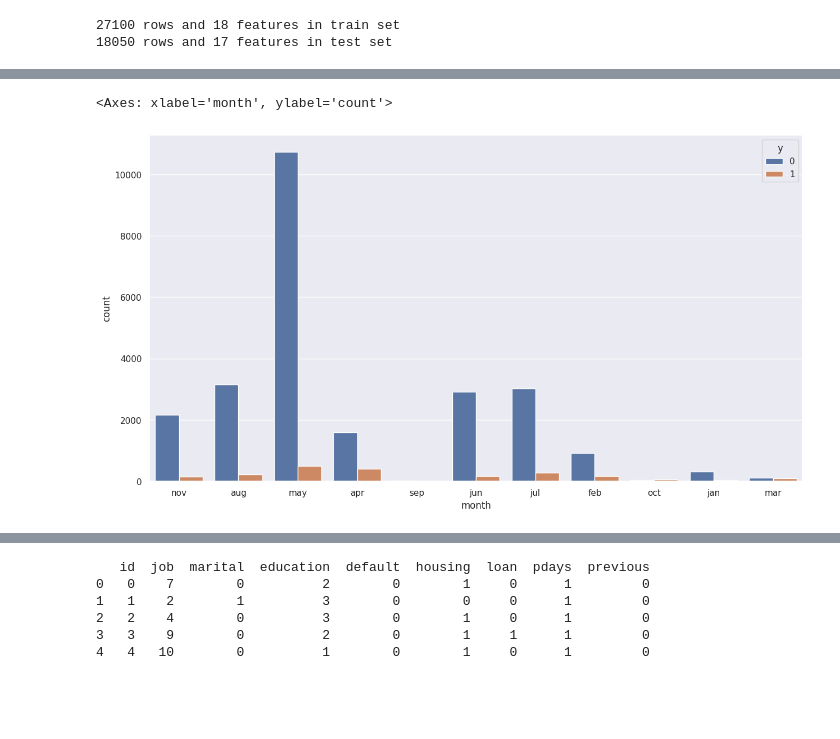
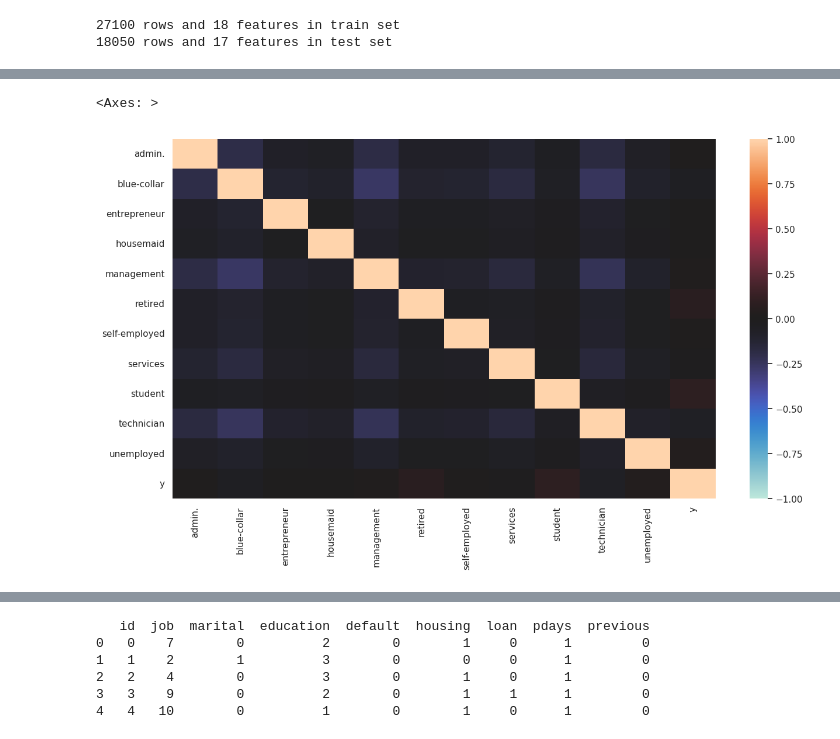
Before and after one commit to Memories-of-Sun-and-Moon/SIGNATE4B_040_Bank_Customer_Tartgeting, a Jupyter notebook: solve.ipynb, the cells around one changed output, grey strips where cells are left out. Drawn from its saved outputs; the diff is of its cells as text; code cells hidden in the pictures; blank space fills up the shorter version.

Commit message:
visualization

```diff
--- a/solve.ipynb
+++ b/solve.ipynb
@@ -57,8 +14,12 @@ dtype: int64
-# %%
-target_col = "y"
-
-sns.set(rc={"figure.figsize": (15, 8)})
-sns.countplot(x="month", hue=target_col, data=df_train)
-# %% [output]
-<Axes: xlabel='month', ylabel='count'>
-[figure, removed]
+# %%
+# job と yes/no の相関
+
+df_job_y = df_train[['job', 'y']].copy(deep=True)
+
+df_job_y_EDA = pd.get_dummies(df_job_y['job'])
+df_job_y_EDA = df_job_y_EDA.join(df_train['y'].replace(['no', 'yes'], [0, 1]))
+
+sns.heatmap(df_job_y_EDA.corr(), vmax=1, vmin=-1, center=0)
+# %% [output]
+<Axes: >
+[figure, added]
```
Also changed, not shown: parts of 12 cells of this notebook.
